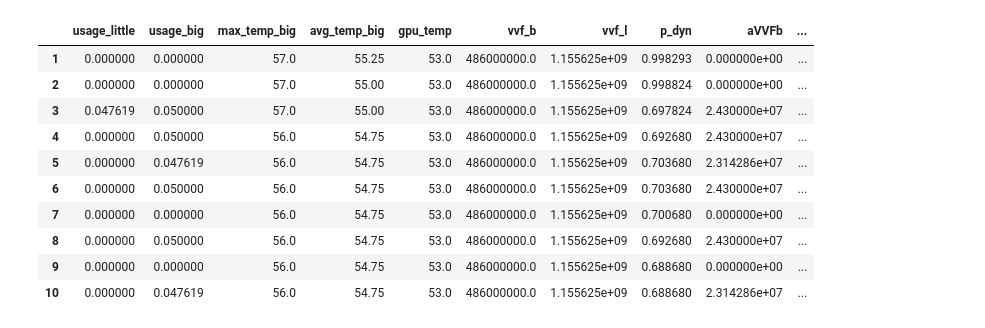
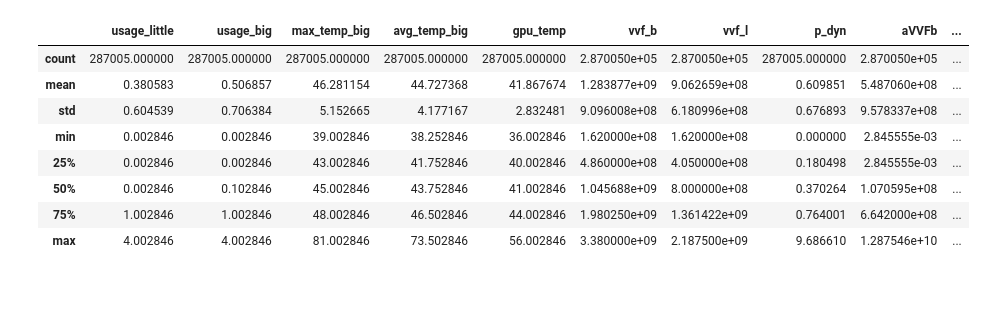
Before and after one commit to MaiaBlanco/userland_dvfs_gov, a Jupyter notebook: data/power model analysis/power_model_coeffs.ipynb, the cells around one changed output. Cells and saved outputs as stored; diff of their text form; code cells hidden in the pictures; blank space fills up the shorter version.

```diff
--- a/data/power model analysis/power_model_coeffs.ipynb
+++ b/data/power model analysis/power_model_coeffs.ipynb
@@ -95,15 +105,14 @@ data_filtered = process_dataframe_list(df_list)
-# %%
-data_filtered.head(10)
-# %% [output]
-|  | usage_little | usage_big | max_temp_big | avg_temp_big | gpu_temp | vvf_b | vvf_l | p_dyn | aVVFb | ... |
-| 1 | 0.000000 | 0.000000 | 57.0 | 55.25 | 53.0 | 486000000.0 | 1.155625e+09 | 0.998293 | 0.000000e+00 | ... |
-| 2 | 0.000000 | 0.000000 | 57.0 | 55.00 | 53.0 | 486000000.0 | 1.155625e+09 | 0.998824 | 0.000000e+00 | ... |
-| 3 | 0.047619 | 0.050000 | 57.0 | 55.00 | 53.0 | 486000000.0 | 1.155625e+09 | 0.697824 | 2.430000e+07 | ... |
-| 4 | 0.000000 | 0.050000 | 56.0 | 54.75 | 53.0 | 486000000.0 | 1.155625e+09 | 0.692680 | 2.430000e+07 | ... |
-| 5 | 0.000000 | 0.047619 | 56.0 | 54.75 | 53.0 | 486000000.0 | 1.155625e+09 | 0.703680 | 2.314286e+07 | ... |
-| 6 | 0.000000 | 0.050000 | 56.0 | 54.75 | 53.0 | 486000000.0 | 1.155625e+09 | 0.703680 | 2.430000e+07 | ... |
-| 7 | 0.000000 | 0.000000 | 56.0 | 54.75 | 53.0 | 486000000.0 | 1.155625e+09 | 0.700680 | 0.000000e+00 | ... |
-| 8 | 0.000000 | 0.050000 | 56.0 | 54.75 | 53.0 | 486000000.0 | 1.155625e+09 | 0.692680 | 2.430000e+07 | ... |
-| 9 | 0.000000 | 0.000000 | 56.0 | 54.75 | 53.0 | 486000000.0 | 1.155625e+09 | 0.688680 | 0.000000e+00 | ... |
-| 10 | 0.000000 | 0.047619 | 56.0 | 54.75 | 53.0 | 486000000.0 | 1.155625e+09 | 0.688680 | 2.314286e+07 | ... |
+# %%
+data_filtered = process_dataframe_list(df_list)
+data_filtered.describe()
+# %% [output]
+|  | usage_little | usage_big | max_temp_big | avg_temp_big | gpu_temp | vvf_b | vvf_l | p_dyn | aVVFb | ... |
+| count | 287005.000000 | 287005.000000 | 287005.000000 | 287005.000000 | 287005.000000 | 2.870050e+05 | 2.870050e+05 | 287005.000000 | 2.870050e+05 | ... |
+| mean | 0.380583 | 0.506857 | 46.281154 | 44.727368 | 41.867674 | 1.283877e+09 | 9.062659e+08 | 0.609851 | 5.487060e+08 | ... |
+| std | 0.604539 | 0.706384 | 5.152665 | 4.177167 | 2.832481 | 9.096008e+08 | 6.180996e+08 | 0.676893 | 9.578337e+08 | ... |
+| min | 0.002846 | 0.002846 | 39.002846 | 38.252846 | 36.002846 | 1.620000e+08 | 1.620000e+08 | 0.000000 | 2.845555e-03 | ... |
+| 25% | 0.002846 | 0.002846 | 43.002846 | 41.752846 | 40.002846 | 4.860000e+08 | 4.050000e+08 | 0.180498 | 2.845555e-03 | ... |
+| 50% | 0.002846 | 0.102846 | 45.002846 | 43.752846 | 41.002846 | 1.045688e+09 | 8.000000e+08 | 0.370264 | 1.070595e+08 | ... |
+| 75% | 1.002846 | 1.002846 | 48.002846 | 46.502846 | 44.002846 | 1.980250e+09 | 1.361422e+09 | 0.764001 | 6.642000e+08 | ... |
+| max | 4.002846 | 4.002846 | 81.002846 | 73.502846 | 56.002846 | 3.380000e+09 | 2.187500e+09 | 9.686610 | 1.287546e+10 | ... |
 # %%
```
Also changed, not shown: parts of 20 cells of this notebook.
